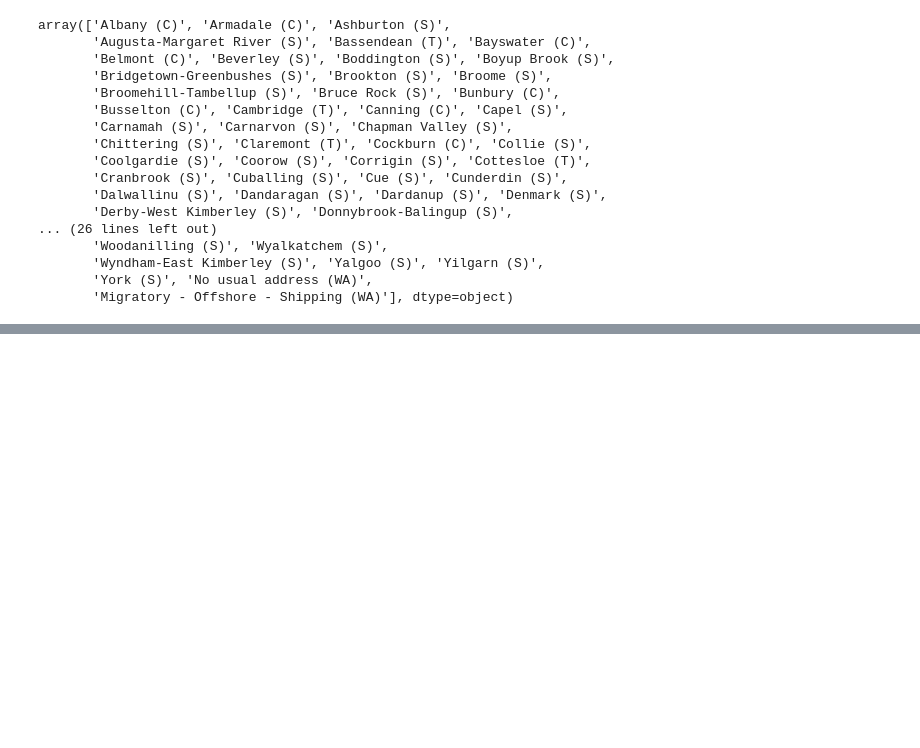
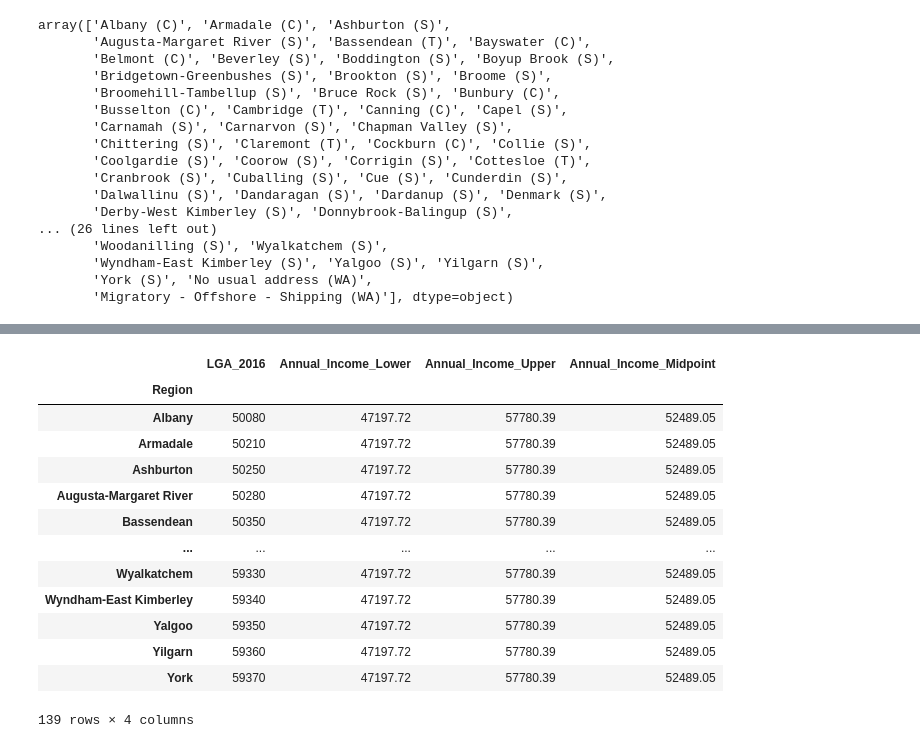
Before and after one commit to natalieddavies/BootcampProject1, a Jupyter notebook: income.ipynb, the cells around one changed output, grey strips where cells are left out. Saved outputs shown, nothing was run; the diff lists cells and outputs as text; code cells hidden in the pictures; blank space fills up the shorter version.

```diff
--- a/income.ipynb
+++ b/income.ipynb
@@ -188,7 +252,18 @@ income_data_wa.head()
-# %%
-#get rid of ) and SPLIT ANNUAL INCOME AND TURN BACK INTO FLOAT OR INT, THEN FIND MID POINT BETWEEN THE 2 COLUMNS
-income_data_wa['Annual_Income']=income_data_wa['Annual_Income'].str.replace(',','')
-new=income_data_wa['Annual_Income'].str.split("(", n = 1, expand = True)
-income_data_wa['Annual_Income_Lower']=
-income_data_wa['Annual_Income_Upper']=
-income_data_wa
+# %%
+wa_mean_income_by_LGA=income_data_wa.groupby(income_data_wa["Region"]).mean().round(2)
+wa_mean_income_by_LGA
+# %% [output]
+|  | LGA_2016 | Annual_Income_Lower | Annual_Income_Upper | Annual_Income_Midpoint |
+| Region |  |  |  |  |
+| Albany | 50080 | 47197.72 | 57780.39 | 52489.05 |
+| Armadale | 50210 | 47197.72 | 57780.39 | 52489.05 |
+| Ashburton | 50250 | 47197.72 | 57780.39 | 52489.05 |
+| Augusta-Margaret River | 50280 | 47197.72 | 57780.39 | 52489.05 |
+| Bassendean | 50350 | 47197.72 | 57780.39 | 52489.05 |
+| ... | ... | ... | ... | ... |
+| Wyalkatchem | 59330 | 47197.72 | 57780.39 | 52489.05 |
+| Wyndham-East Kimberley | 59340 | 47197.72 | 57780.39 | 52489.05 |
+| Yalgoo | 59350 | 47197.72 | 57780.39 | 52489.05 |
+| Yilgarn | 59360 | 47197.72 | 57780.39 | 52489.05 |
+| York | 59370 | 47197.72 | 57780.39 | 52489.05 |
+139 rows × 4 columns
```
Also changed, not shown: parts of 12 cells of this notebook.
